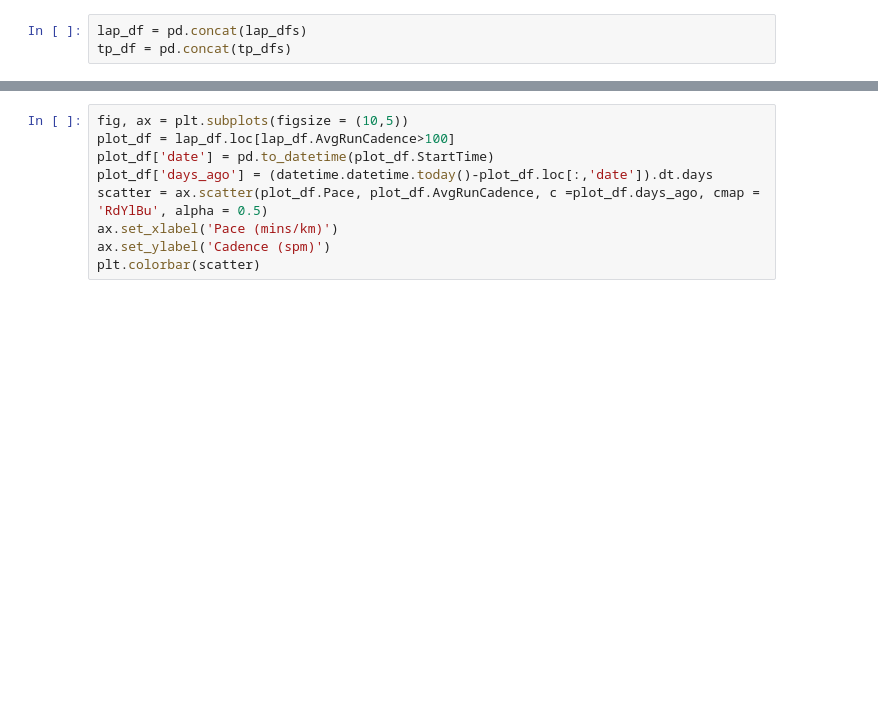
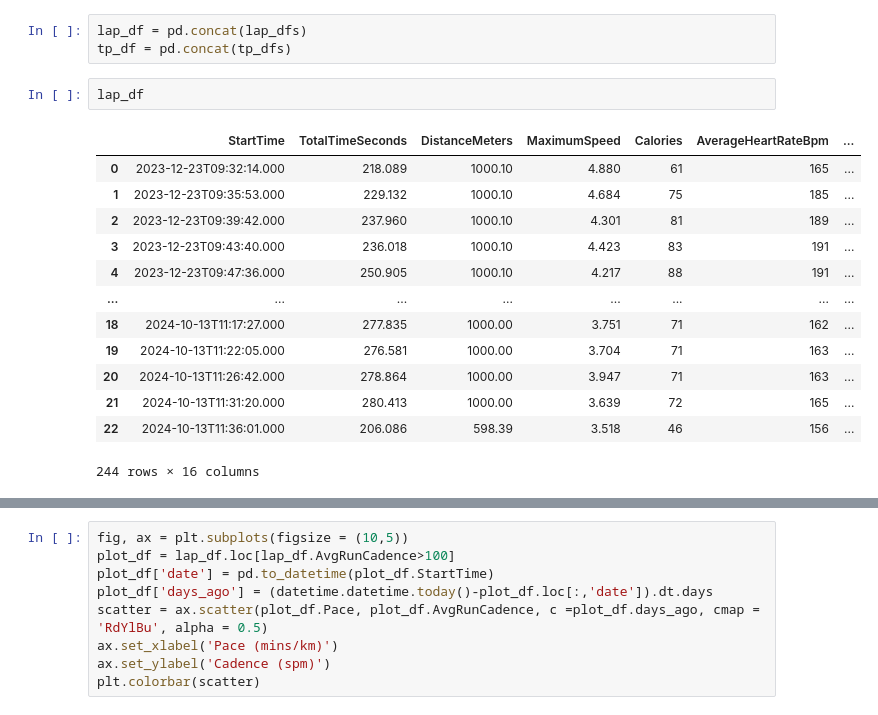
Before and after one commit to EricNeville/GarminTCXReader, a Jupyter notebook: analysis.ipynb, the cells around one changed output, grey strips where cells are left out. Drawn from its saved outputs; the diff is of its cells as text; blank space fills up the shorter version.

```diff
--- a/analysis.ipynb
+++ b/analysis.ipynb
@@ -25,3 +25,19 @@ for d in glob.glob('./runs_tcx/*.tcx'):
 # %%
 lap_df = pd.concat(lap_dfs)
 tp_df = pd.concat(tp_dfs)
+# %%
+lap_df
+# %% [output]
+|  | StartTime | TotalTimeSeconds | DistanceMeters | MaximumSpeed | Calories | AverageHeartRateBpm | ... |
+| 0 | 2023-12-23T09:32:14.000 | 218.089 | 1000.10 | 4.880 | 61 | 165 | ... |
+| 1 | 2023-12-23T09:35:53.000 | 229.132 | 1000.10 | 4.684 | 75 | 185 | ... |
+| 2 | 2023-12-23T09:39:42.000 | 237.960 | 1000.10 | 4.301 | 81 | 189 | ... |
+| 3 | 2023-12-23T09:43:40.000 | 236.018 | 1000.10 | 4.423 | 83 | 191 | ... |
+| 4 | 2023-12-23T09:47:36.000 | 250.905 | 1000.10 | 4.217 | 88 | 191 | ... |
+| ... | ... | ... | ... | ... | ... | ... | ... |
+| 18 | 2024-10-13T11:17:27.000 | 277.835 | 1000.00 | 3.751 | 71 | 162 | ... |
+| 19 | 2024-10-13T11:22:05.000 | 276.581 | 1000.00 | 3.704 | 71 | 163 | ... |
+| 20 | 2024-10-13T11:26:42.000 | 278.864 | 1000.00 | 3.947 | 71 | 163 | ... |
+| 21 | 2024-10-13T11:31:20.000 | 280.413 | 1000.00 | 3.639 | 72 | 165 | ... |
+| 22 | 2024-10-13T11:36:01.000 | 206.086 | 598.39 | 3.518 | 46 | 156 | ... |
+244 rows × 16 columns
```
Also changed, not shown: parts of 1 cell of this notebook.
